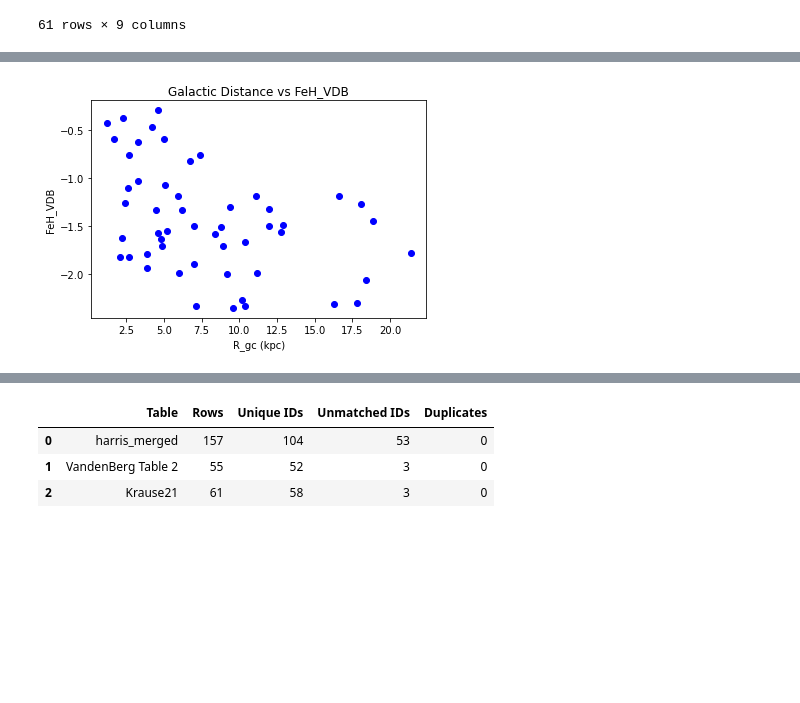
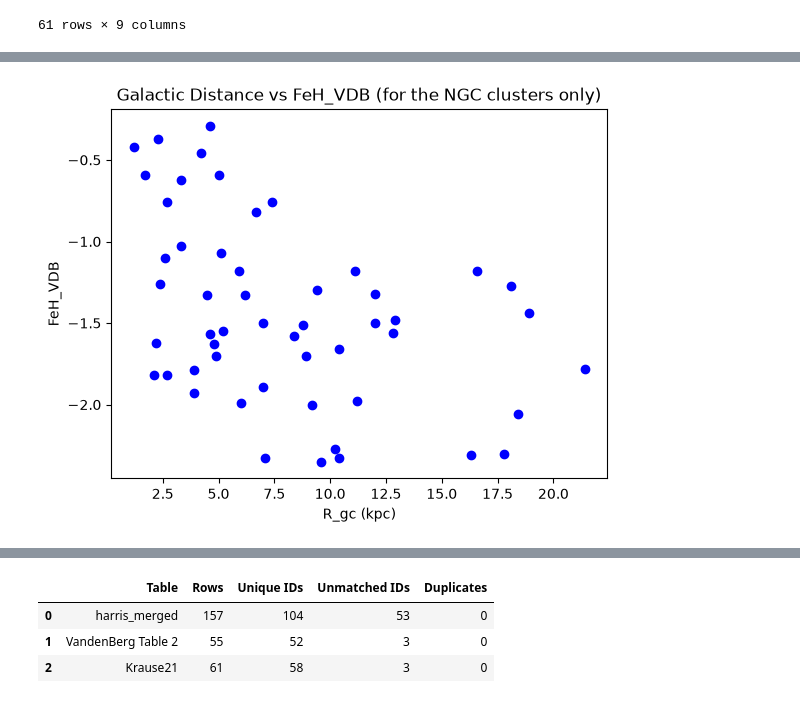
Before and after one commit to FeymanMCSQ/PHYS3116-Computational-Assignment, a Jupyter notebook: Daniel's Folder/mergerCode.ipynb, the cells around one changed output, grey strips where cells are left out. Cells and saved outputs as stored; diff of their text form; code cells hidden in the pictures; blank space fills up the shorter version.

```diff
--- a/Daniel's Folder/mergerCode.ipynb
+++ b/Daniel's Folder/mergerCode.ipynb
@@ -179,11 +179,11 @@ display((valid_R_G_data['R_gc'] - valid_R_G_data['R_G']).abs().max())
 # %%
 plt.scatter(harris_vdb_k21_merged['R_gc'], harris_vdb_k21_merged['FeH_VDB'], color='blue')
 plt.xlabel('R_gc (kpc)')
 plt.ylabel('FeH_VDB')
-plt.title('Galactic Distance vs FeH_VDB')
+plt.title('Galactic Distance vs FeH_VDB (for the NGC clusters only)')
 plt.show()
 # %% [output]
-[figure, old version]
+[figure, new version]
 # %%
 plt.scatter(harris_vdb_k21_merged['R_gc'], harris_vdb_k21_merged['Age_VDB'], color='blue')
 plt.xlabel('R_gc (kpc)')
```
Also changed, not shown: parts of 11 cells of this notebook, 4 other files.
